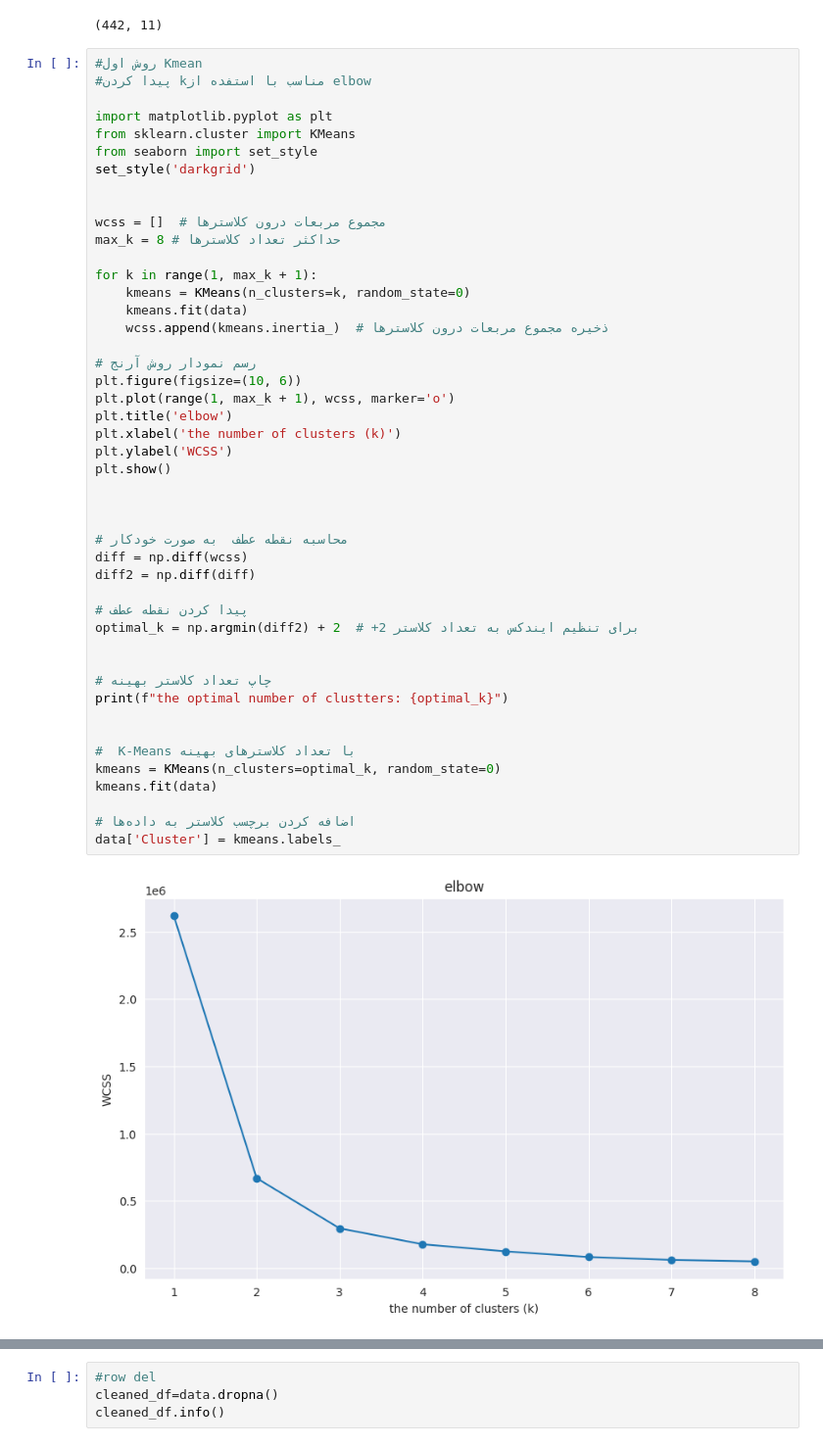
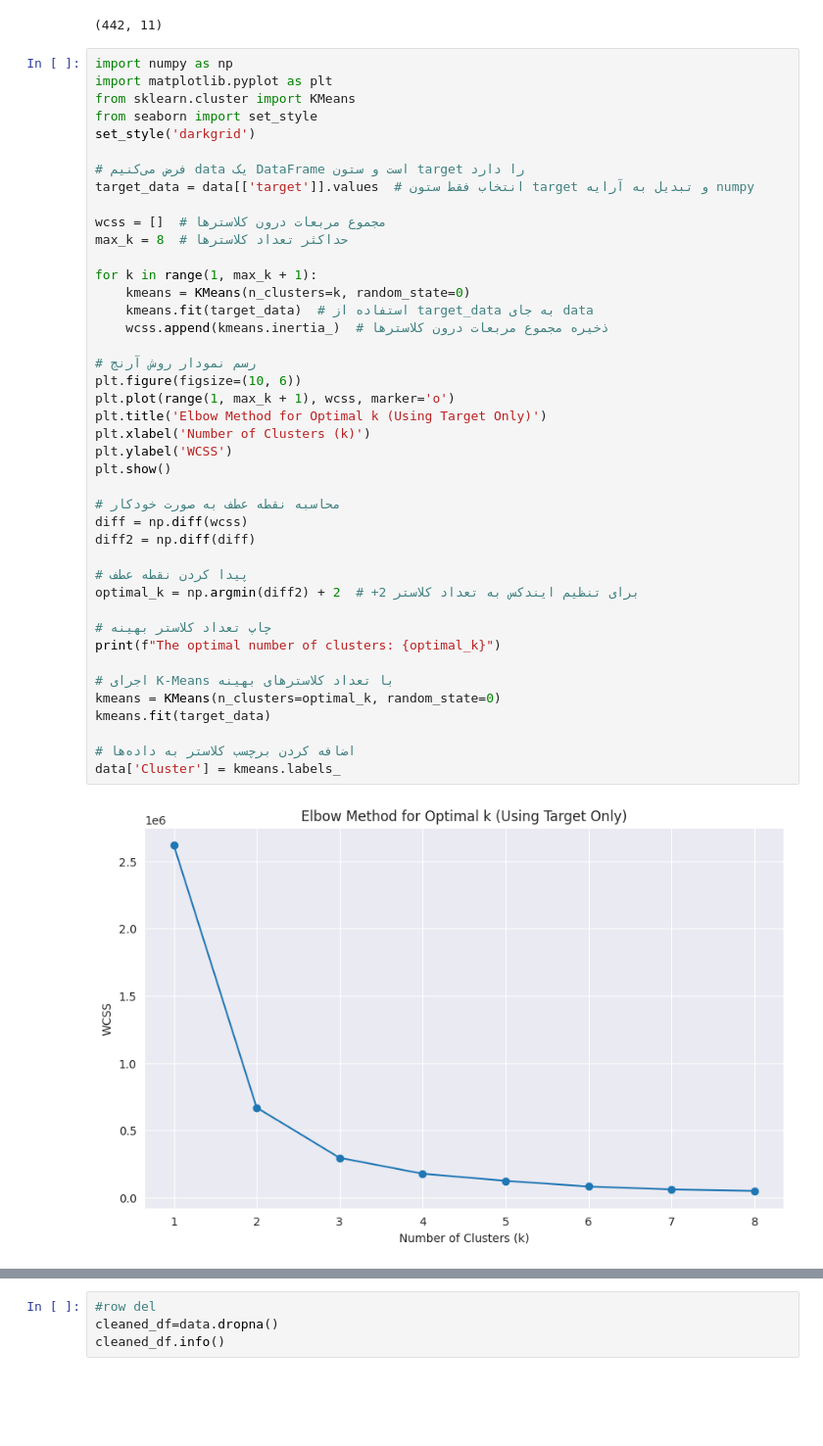
Before and after one commit to AzamChatrAzar/neumerical-datasets, a Jupyter notebook: deiabet1.ipynb, the cells around one changed output, grey strips where cells are left out. Shown at 98% size. Saved outputs shown, nothing was run; the diff lists cells and outputs as text; blank space fills up the shorter version.

```diff
--- a/deiabet1.ipynb
+++ b/deiabet1.ipynb
@@ -23,50 +23,46 @@ data.shape
 # %% [output]
 (442, 11)
 # %%
-#روش اول Kmean
-#پیدا کردن kمناسب با استفده از elbow
-
+import numpy as np
 import matplotlib.pyplot as plt
 from sklearn.cluster import KMeans
 from seaborn import set_style
 set_style('darkgrid')
 
+# فرض می‌کنیم data یک DataFrame است و ستون target را دارد
+target_data = data[['target']].values  # انتخاب فقط ستون target و تبدیل به آرایه numpy
 
 wcss = []  # مجموع مربعات درون کلاسترها
-max_k = 8 # حداکثر تعداد کلاسترها
+max_k = 8  # حداکثر تعداد کلاسترها
 
 for k in range(1, max_k + 1):
     kmeans = KMeans(n_clusters=k, random_state=0)
-    kmeans.fit(data)
+    kmeans.fit(target_data)  # استفاده از target_data به جای data
     wcss.append(kmeans.inertia_)  # ذخیره مجموع مربعات درون کلاسترها
 
 # رسم نمودار روش آرنج
 plt.figure(figsize=(10, 6))
 plt.plot(range(1, max_k + 1), wcss, marker='o')
-plt.title('elbow')
-plt.xlabel('the number of clusters (k)')
+plt.title('Elbow Method for Optimal k (Using Target Only)')
+plt.xlabel('Number of Clusters (k)')
 plt.ylabel('WCSS')
 plt.show()
 
-
-
-# محاسبه نقطه عطف  به صورت خودکار
+# محاسبه نقطه عطف به صورت خودکار
 diff = np.diff(wcss)
 diff2 = np.diff(diff)
 
 # پیدا کردن نقطه عطف
 optimal_k = np.argmin(diff2) + 2  # +2 برای تنظیم ایندکس به تعداد کلاستر
 
+# چاپ تعداد کلاستر بهینه
+print(f"The optimal number of clusters: {optimal_k}")
 
-# چاپ تعداد کلاستر بهینه
-print(f"the optimal number of clustters: {optimal_k}")
-
-
-#  K-Means با تعداد کلاسترهای بهینه
+# اجرای K-Means با تعداد کلاسترهای بهینه
 kmeans = KMeans(n_clusters=optimal_k, random_state=0)
-kmeans.fit(data)
+kmeans.fit(target_data)
 
 # اضافه کردن برچسب کلاستر به داده‌ها
 data['Cluster'] = kmeans.labels_
 # %% [output]
-[figure, old version]
+[figure, new version]
```
Also changed, not shown: parts of 2 cells of this notebook.
